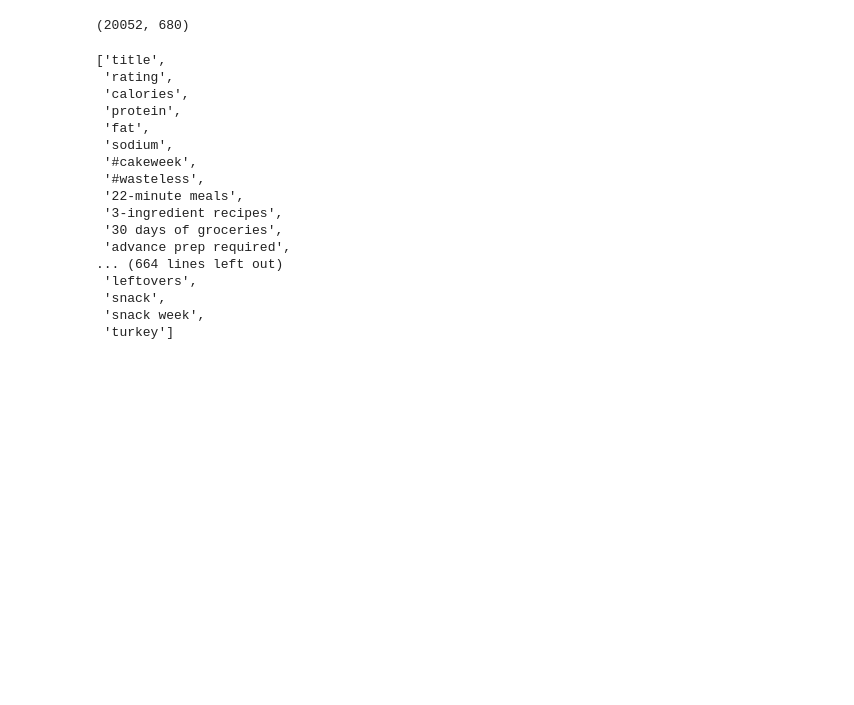
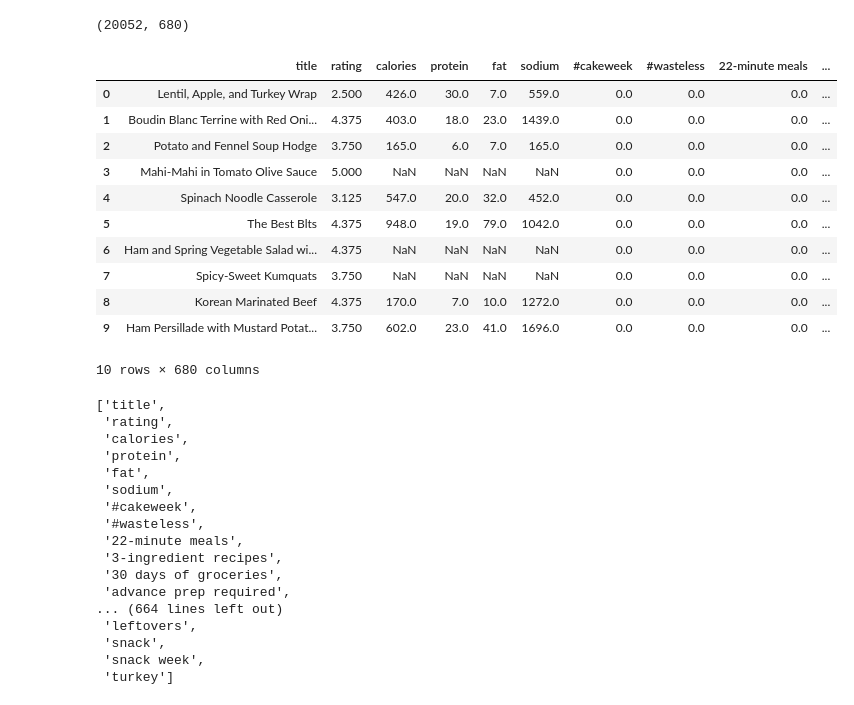
Before and after one commit to str007/Thinkful, a Jupyter notebook: SVM_Challenge.ipynb, the cells around one changed output. Saved outputs shown, nothing was run; the diff lists cells and outputs as text; code cells hidden in the pictures; blank space fills up the shorter version.

```diff
--- a/SVM_Challenge.ipynb
+++ b/SVM_Challenge.ipynb
@@ -20,6 +20,21 @@ raw_data = pd.read_csv('epi_r.csv')
 raw_data.shape
 # %% [output]
 (20052, 680)
+# %%
+raw_data.head(10)
+# %% [output]
+|  | title | rating | calories | protein | fat | sodium | #cakeweek | #wasteless | 22-minute meals | ... |
+| 0 | Lentil, Apple, and Turkey Wrap | 2.500 | 426.0 | 30.0 | 7.0 | 559.0 | 0.0 | 0.0 | 0.0 | ... |
+| 1 | Boudin Blanc Terrine with Red Oni... | 4.375 | 403.0 | 18.0 | 23.0 | 1439.0 | 0.0 | 0.0 | 0.0 | ... |
+| 2 | Potato and Fennel Soup Hodge | 3.750 | 165.0 | 6.0 | 7.0 | 165.0 | 0.0 | 0.0 | 0.0 | ... |
+| 3 | Mahi-Mahi in Tomato Olive Sauce | 5.000 | NaN | NaN | NaN | NaN | 0.0 | 0.0 | 0.0 | ... |
+| 4 | Spinach Noodle Casserole | 3.125 | 547.0 | 20.0 | 32.0 | 452.0 | 0.0 | 0.0 | 0.0 | ... |
+| 5 | The Best Blts | 4.375 | 948.0 | 19.0 | 79.0 | 1042.0 | 0.0 | 0.0 | 0.0 | ... |
+| 6 | Ham and Spring Vegetable Salad wi... | 4.375 | NaN | NaN | NaN | NaN | 0.0 | 0.0 | 0.0 | ... |
+| 7 | Spicy-Sweet Kumquats | 3.750 | NaN | NaN | NaN | NaN | 0.0 | 0.0 | 0.0 | ... |
+| 8 | Korean Marinated Beef | 4.375 | 170.0 | 7.0 | 10.0 | 1272.0 | 0.0 | 0.0 | 0.0 | ... |
+| 9 | Ham Persillade with Mustard Potat... | 3.750 | 602.0 | 23.0 | 41.0 | 1696.0 | 0.0 | 0.0 | 0.0 | ... |
+10 rows × 680 columns
 # %%
 list(raw_data.columns)
 # %% [output]
```
Also changed, not shown: parts of 20 cells of this notebook, 2 other files.
